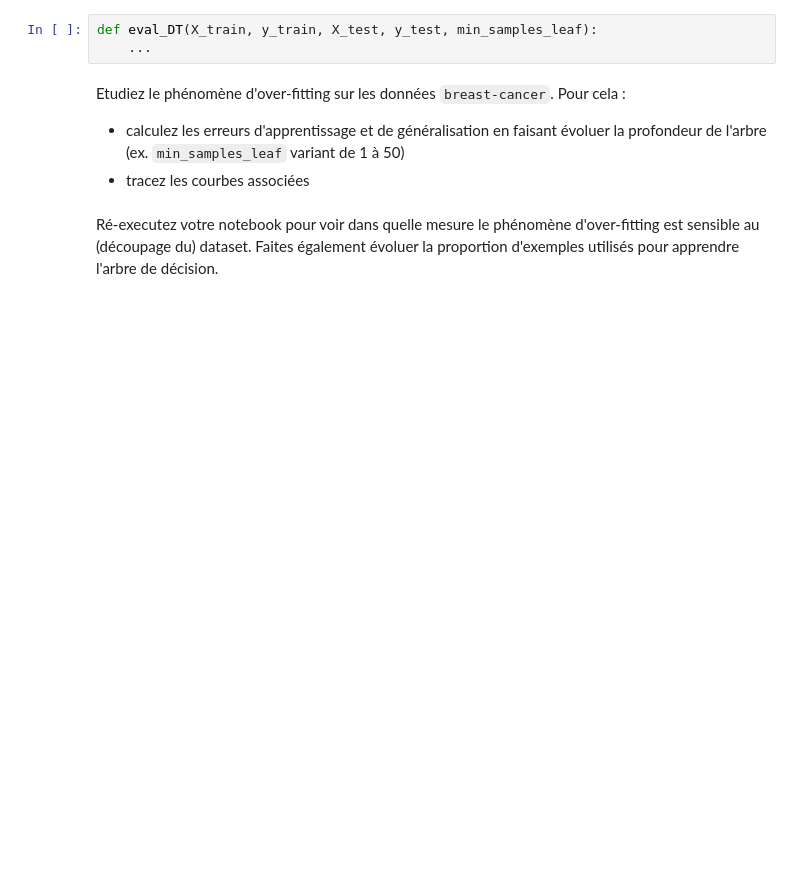
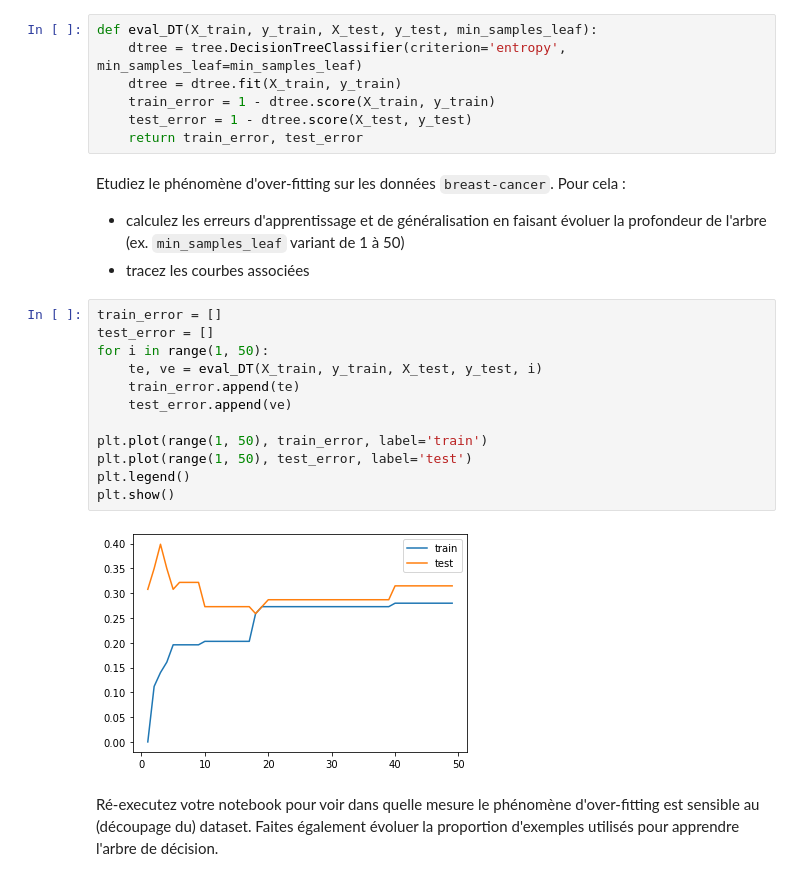
Before and after one commit to Juliette0070/optimisation, a Jupyter notebook: TP6 - Arbres de décision-20240320/TP6_DecisionTree.ipynb, the cells around one changed output. Cells and saved outputs as stored; diff of their text form; blank space fills up the shorter version.

```diff
--- a/TP6 - Arbres de décision-20240320/TP6_DecisionTree.ipynb
+++ b/TP6 - Arbres de décision-20240320/TP6_DecisionTree.ipynb
@@ -207,10 +228,28 @@ Apprenez un nouvel arbre de décision moins profond à partir de `X_train` toujo
 Ecrire un fonction `eval_DT(X_train, y_train, X_test, y_test, min_samples_leaf)` qui retourne l'erreur d'apprentissage et l'erreur de généralisation d'un arbre de décision de profonduer contrôlée par `min_samples_leaf`, appris sur `X_train` et testé sur `X_test`.
 # %%
 def eval_DT(X_train, y_train, X_test, y_test, min_samples_leaf):
-    ...
+    dtree = tree.DecisionTreeClassifier(criterion='entropy', min_samples_leaf=min_samples_leaf)
+    dtree = dtree.fit(X_train, y_train)
+    train_error = 1 - dtree.score(X_train, y_train)
+    test_error = 1 - dtree.score(X_test, y_test)
+    return train_error, test_error
 # %% [markdown]
 Etudiez le phénomène d'over-fitting sur les données `breast-cancer`. Pour cela :
 - calculez les erreurs d'apprentissage et de généralisation en faisant évoluer la profondeur de l'arbre (ex. `min_samples_leaf` variant de 1 à 50)
 - tracez les courbes associées
+# %%
+train_error = []
+test_error = []
+for i in range(1, 50):
+    te, ve = eval_DT(X_train, y_train, X_test, y_test, i)
+    train_error.append(te)
+    test_error.append(ve)
+
+plt.plot(range(1, 50), train_error, label='train')
+plt.plot(range(1, 50), test_error, label='test')
+plt.legend()
+plt.show()
+# %% [output]
+[figure, added]
 # %% [markdown]
 Ré-executez votre notebook pour voir dans quelle mesure le phénomène d'over-fitting est sensible au (découpage du) dataset. Faites également évoluer la proportion d'exemples utilisés pour apprendre l'arbre de décision.
```
Also changed, not shown: parts of 3 cells of this notebook.
